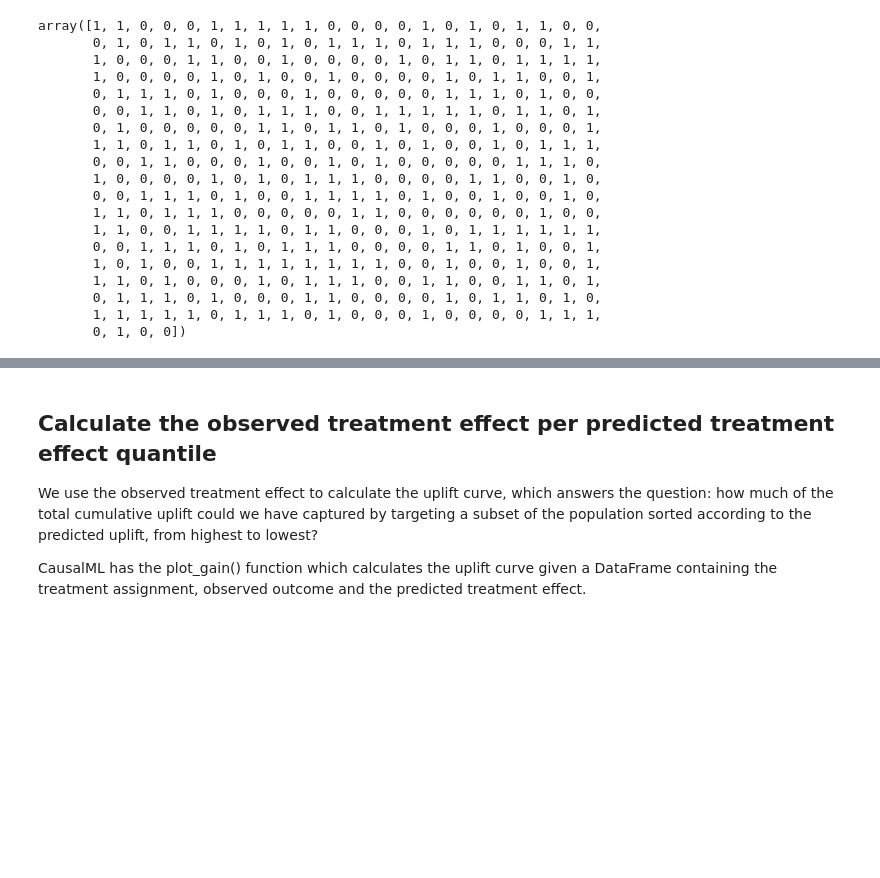
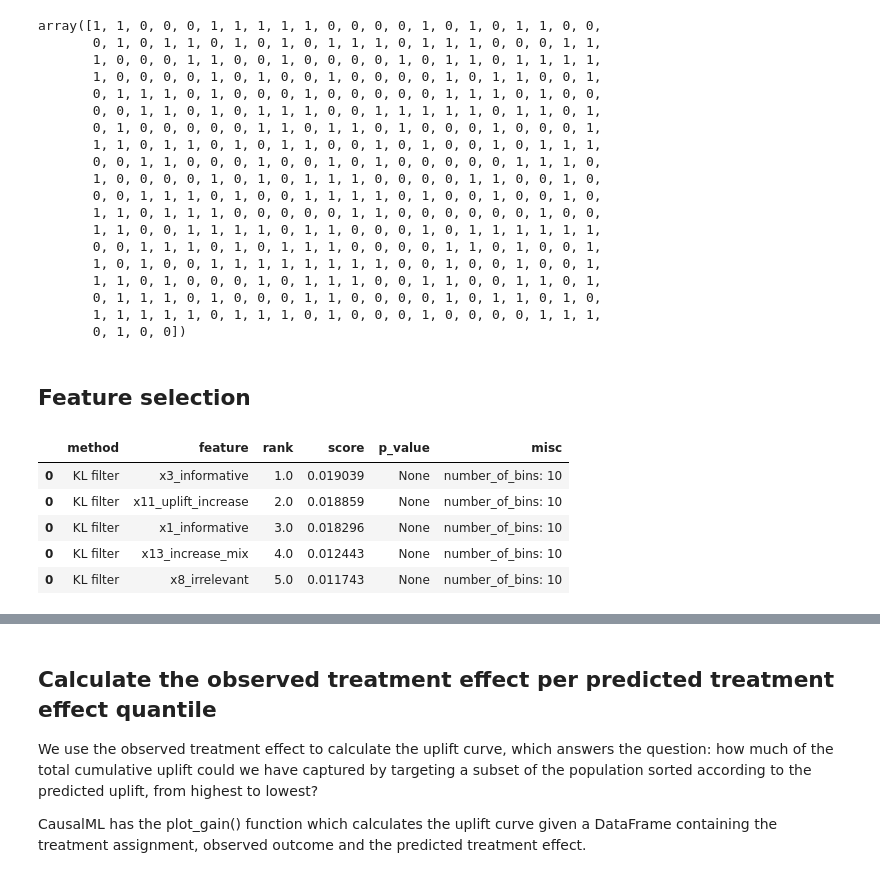
Before and after one commit to epm2wi/causalml, a Jupyter notebook: docs/examples/uplift_trees_with_synthetic_data.ipynb, the cells around one changed output, grey strips where cells are left out. Cells and saved outputs as stored; diff of their text form; code cells hidden in the pictures; blank space fills up the shorter version.

```diff
--- a/docs/examples/uplift_trees_with_synthetic_data.ipynb
+++ b/docs/examples/uplift_trees_with_synthetic_data.ipynb
@@ -189,3 +189,24 @@ array([1, 1, 0, 0, 0, 1, 1, 1, 1, 1, 0, 0, 0, 0, 1, 0, 1, 0, 1, 1, 0, 0,
 # %%
 synthetic = (actual_is_best == 1) | (actual_is_control == 1)
 synth = result[synthetic]
+# %% [markdown]
+## Feature selection
+# %%
+from causalml.feature_selection.filters import FilterSelect
+filter_method = FilterSelect()
+# %%
+y_name = 'conversion'
+treatment_group_keys = ['control', 'treatment1']
+# %%
+method = 'KL'
+kl_imp = filter_method.get_importance(df, x_names, y_name, method,
+                      treatment_group = 'treatment1',
+                      n_bins=10)
+kl_imp.head()
+# %% [output]
+|  | method | feature | rank | score | p_value | misc |
+| 0 | KL filter | x3_informative | 1.0 | 0.019039 | None | number_of_bins: 10 |
+| 0 | KL filter | x11_uplift_increase | 2.0 | 0.018859 | None | number_of_bins: 10 |
+| 0 | KL filter | x1_informative | 3.0 | 0.018296 | None | number_of_bins: 10 |
+| 0 | KL filter | x13_increase_mix | 4.0 | 0.012443 | None | number_of_bins: 10 |
+| 0 | KL filter | x8_irrelevant | 5.0 | 0.011743 | None | number_of_bins: 10 |
```
Also changed, not shown: parts of 5 cells of this notebook.
